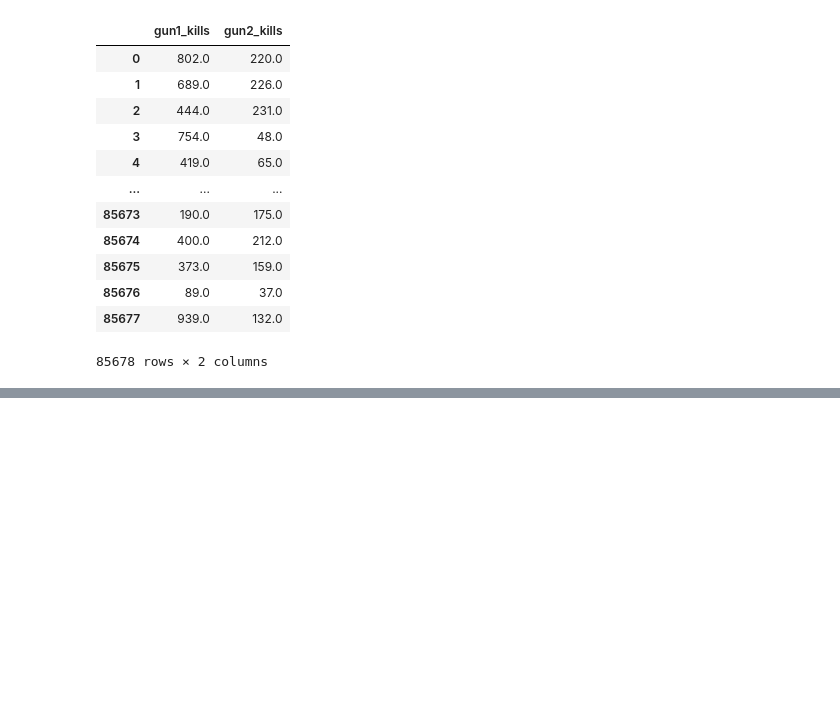
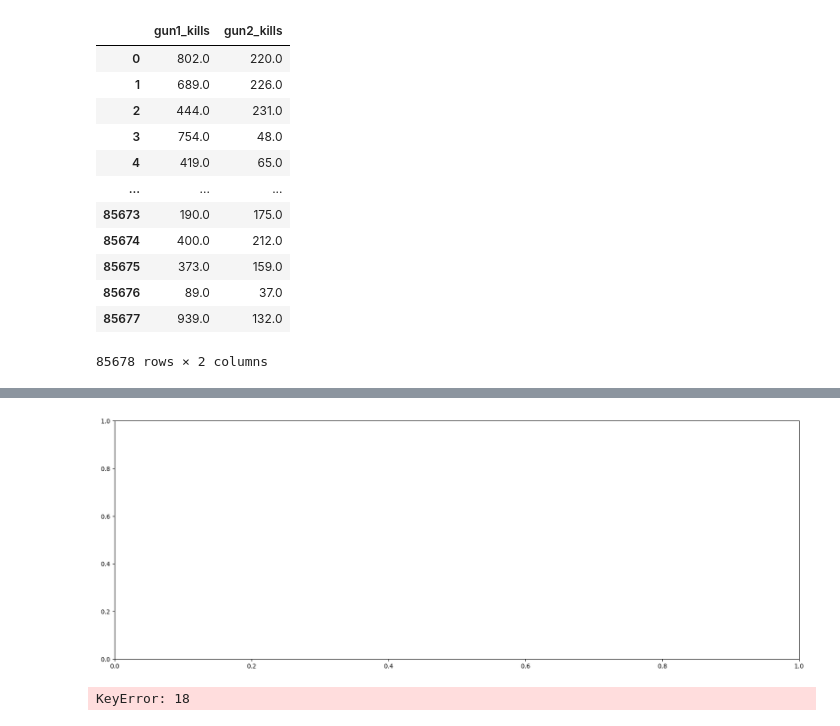
Before and after one commit to jhskrt/valorant-analytis, a Jupyter notebook: analytis.ipynb, the cells around one changed output, grey strips where cells are left out. Drawn from its saved outputs; the diff is of its cells as text; code cells hidden in the pictures; blank space fills up the shorter version.

Commit message:
add ratAndGames

```diff
--- a/analytis.ipynb
+++ b/analytis.ipynb
@@ -81,0 +81,38 @@ plt.show()
+# %%
+# count total games
+
+played = df.loc[:, ["wins", "win_percent"]].copy()
+
+i = 0
+for data in enumerate(played.values):
+
+    wins = data[1][0]
+    percent = data[1][1]
+
+    # percent = wins / x
+    # x = wins / percent
+    if percent == 0 or np.round(wins / (percent*0.01)) < 10:
+        played.drop(
+            index=data[0],
+            inplace=True
+        )
+    else:
+        played.loc[data[0], "total_games"] = np.round(wins / (percent*0.01))
+# %%
+# Games played by rating type
+#! but i can't find how to sort ratings by custom
+
+ratAndGames = pd.concat([df["rating"], played["total_games"]], axis = 1)
+
+fig, ax = plt.subplots(figsize = (20, 7))
+# %% [output]
+[figure, added]
+# %%
+ratings = ["Unrated", "Bronze 3", "Bronze 2", "Silver 3", "Silver 2", "Silver 1", "Gold 3", "Gold 2", "Gold 1", "Platinum 3", "Platinum 2", "Platinum 1", "Diamond 3", "Diamond 2", "Diamond 1", "Immortal 3", "Immortal 2", "Immortal 1", "Radiant"]
+ratings_idx = [i for i in range(len(ratings))]
+ratings_dict = dict(zip(ratings, ratings_idx))
+
+for i in enumerate(ratAndGames.values):
+    ratAndGames.loc[i[0], "rating"] = ratings_dict[ratAndGames.loc[i[0], "rating"]]
+# %% [output]
+KeyError: 18
```
Also changed, not shown: parts of 7 cells of this notebook.
